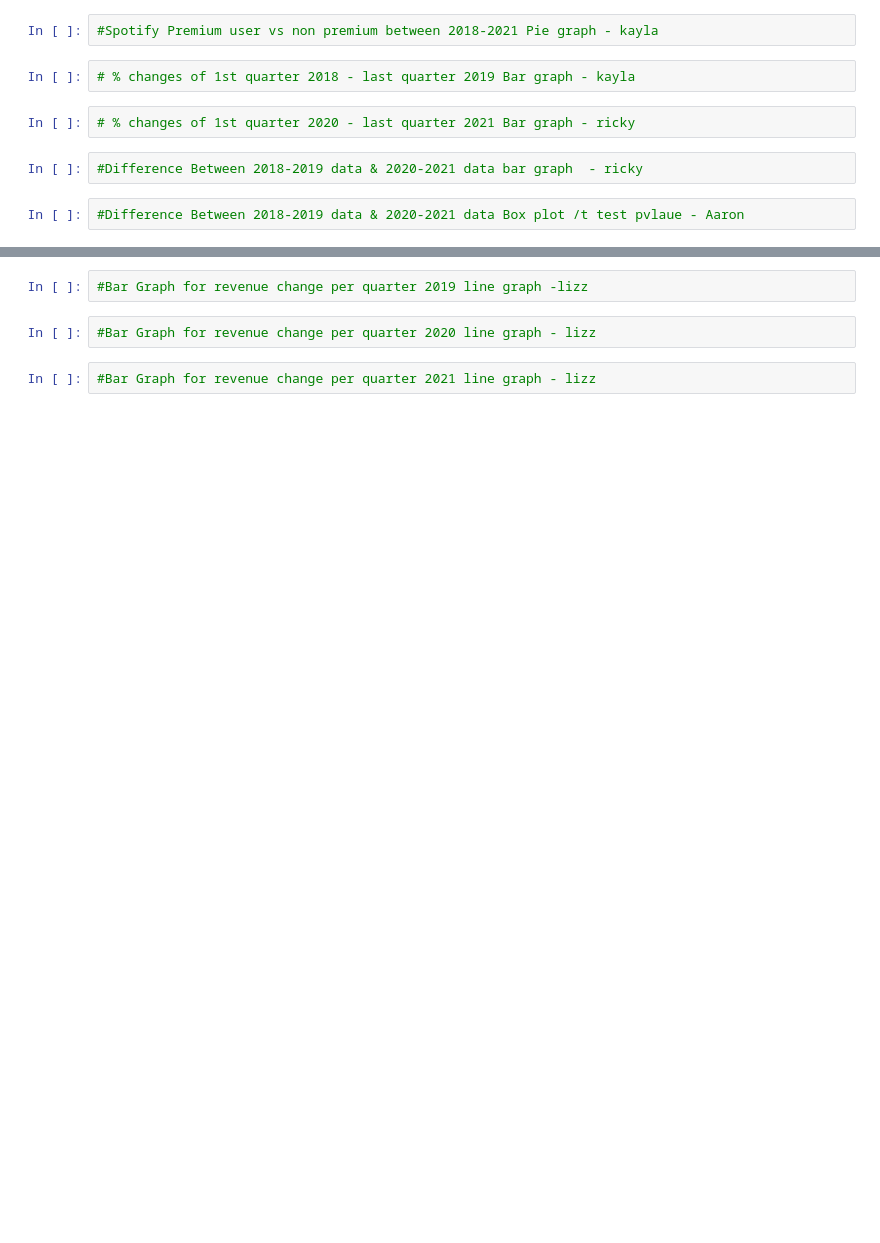
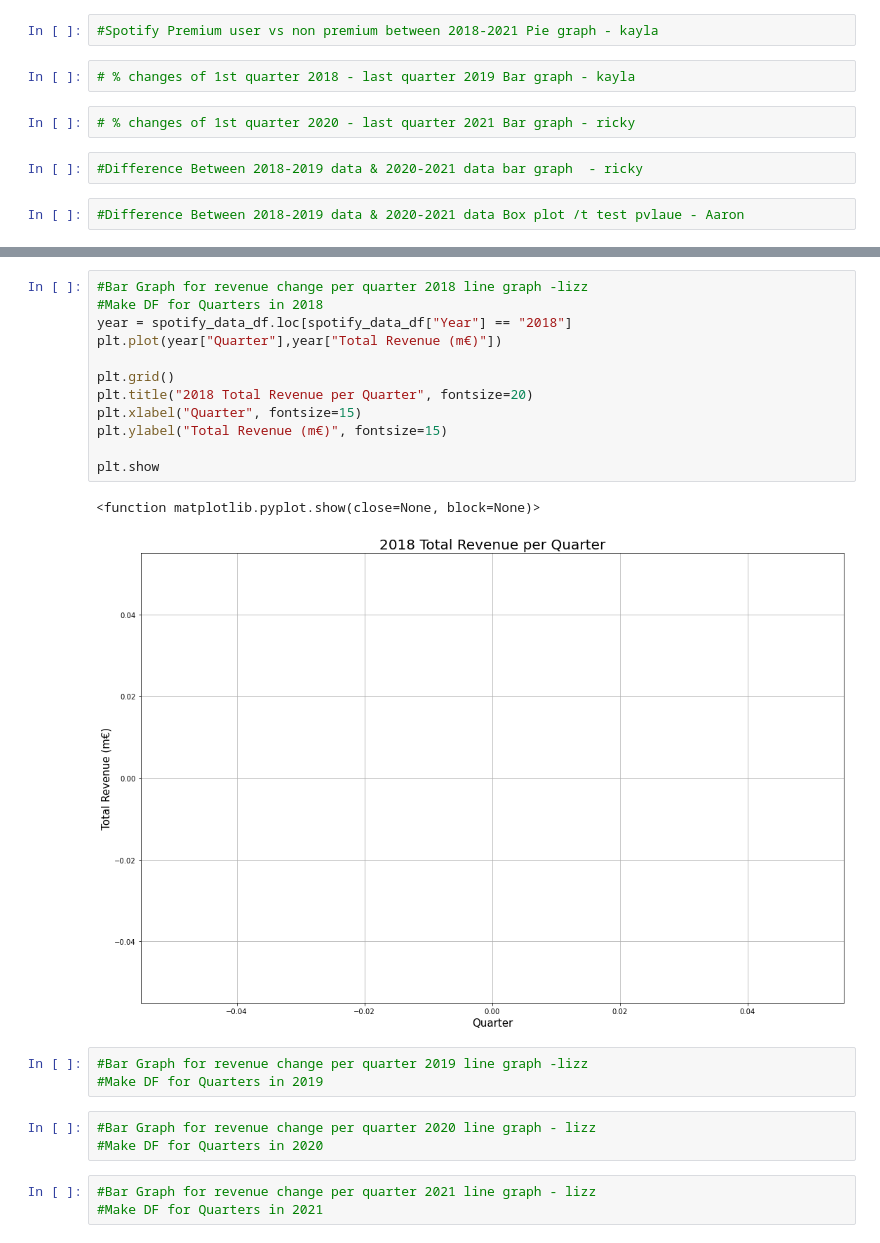
Before and after one commit to abesprgrss/Project-1, a Jupyter notebook: Spotify_Covid.ipynb, the cells around one changed output, grey strips where cells are left out. Cells and saved outputs as stored; diff of their text form; blank space fills up the shorter version.

```diff
--- a/Spotify_Covid.ipynb
+++ b/Spotify_Covid.ipynb
@@ -37,6 +61,24 @@ spotify_data_df.head()
 # %%
-#Bar Graph for revenue change per quarter 2019 line graph -lizz
+#Bar Graph for revenue change per quarter 2018 line graph -lizz
+#Make DF for Quarters in 2018
+year = spotify_data_df.loc[spotify_data_df["Year"] == "2018"]
+plt.plot(year["Quarter"],year["Total Revenue (m€)"])
+
+plt.grid()
+plt.title("2018 Total Revenue per Quarter", fontsize=20)
+plt.xlabel("Quarter", fontsize=15)
+plt.ylabel("Total Revenue (m€)", fontsize=15)
+
+plt.show
+# %% [output]
+<function matplotlib.pyplot.show(close=None, block=None)>
+[figure, added]
+# %%
+#Bar Graph for revenue change per quarter 2019 line graph -lizz
+#Make DF for Quarters in 2019
 # %%
 #Bar Graph for revenue change per quarter 2020 line graph - lizz
+#Make DF for Quarters in 2020
 # %%
 #Bar Graph for revenue change per quarter 2021 line graph - lizz
+#Make DF for Quarters in 2021
```
Also changed, not shown: parts of 4 cells of this notebook, 2 other files.
